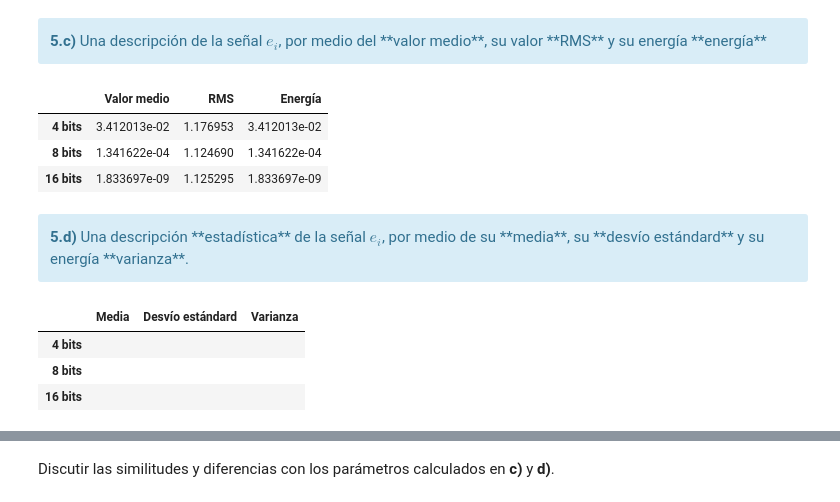
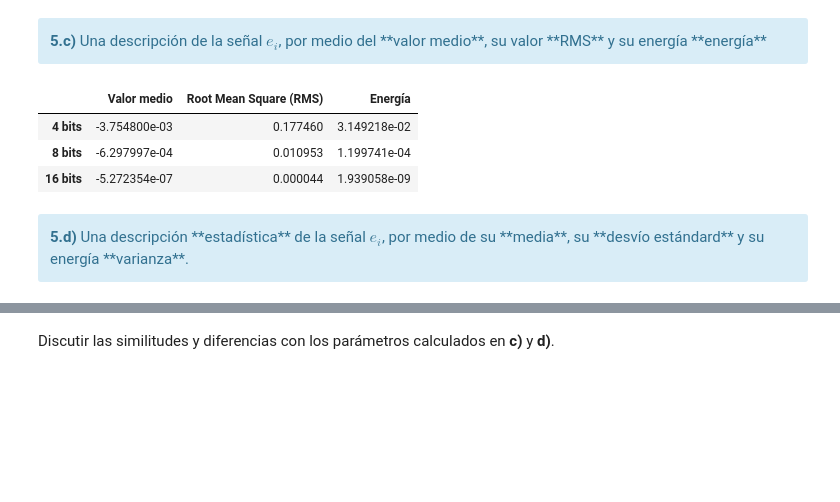
Before and after one commit to lucasliano/PDS_lliano, a Jupyter notebook: TPS/TP1/TP1 - Muestreo de señales - Forurier.ipynb, the cells around one changed output, grey strips where cells are left out. Drawn from its saved outputs; the diff is of its cells as text; code cells hidden in the pictures; blank space fills up the shorter version.

```diff
--- a/TPS/TP1/TP1 - Muestreo de señales - Forurier.ipynb
+++ b/TPS/TP1/TP1 - Muestreo de señales - Forurier.ipynb
@@ -2112,64 +2112,42 @@ fsADC = int(1e3)
 W = fs1/N1
 fo = 5
 A = np.sqrt(2)          # Esto tiene potencia unitaria.
 sigma = np.sqrt(1/10)   # Esto tiene potencia sigma^2 = 1/10
 
 # Comienza procesamiento de datos
 t,f = mySignalGenerator ('sin',(fo, A), fs1, N1, (0, 0))
 n = np.random.normal(0, sigma, N1)
 gaussianNoiseCorrelation = np.correlate(n, n, 'same') * (1/N1)   # Normalizo
 fr = f + n
 
 # Comienza el proceso de muestreo
 for each in nbits:
     tsampled, fsampled , Qi = myADC(fr,t ,fsADC, each, pVref, nVref)
     NADC = np.size(tsampled)
     quantizationNoiseCorrelation = np.correlate(Qi, Qi, 'same') * (1/NADC) # Normalizo
     k, Fk, kk, Fkk = mi_analizador(Qi, NADC, escala='a')
     W = fsADC/NADC
 
 
-    tus_resultados.append([ (np.mean((Qi)**2)          ),
-                            (np.mean((fsampled)**2)    ),
-                            (np.mean(Qi**2)            )
+    tus_resultados.append([ (np.mean(Qi)            ),
+                            (np.sqrt(np.mean(Qi**2))),
+                            (np.mean(Qi**2)         )
                       ])
 
 
-df = DataFrame(tus_resultados, columns=['Valor medio', 'RMS', 'Energía'],
+df = DataFrame(tus_resultados, columns=['Valor medio', 'Root Mean Square (RMS)', 'Energía'],
                index=[
                       '4 bits',
                       '8 bits',
                       '16 bits'
                       ])
 HTML(df.to_html())
 # %% [output]
-|  | Valor medio | RMS | Energía |
-| 4 bits | 3.412013e-02 | 1.176953 | 3.412013e-02 |
-| 8 bits | 1.341622e-04 | 1.124690 | 1.341622e-04 |
-| 16 bits | 1.833697e-09 | 1.125295 | 1.833697e-09 |
+|  | Valor medio | Root Mean Square (RMS) | Energía |
+| 4 bits | -3.754800e-03 | 0.177460 | 3.149218e-02 |
+| 8 bits | -6.297997e-04 | 0.010953 | 1.199741e-04 |
+| 16 bits | -5.272354e-07 | 0.000044 | 1.939058e-09 |
 # %% [markdown]
 <div class="alert alert-block alert-info">
 <b>5.d)</b> Una descripción **estadística** de la señal $e_i$, por medio de su **media**, su **desvío estándard** y su energía **varianza**.
 </div>
-# %%
-#######################################
-# Tu simulación que genere resultados #
-#######################################
-
-tus_resultados = [
-                   ['', '', ''], # <-- completar acá
-                   ['', '', ''], # <-- completar acá
-                   ['', '', ''], # <-- completar acá
-                 ]
-df = DataFrame(tus_resultados, columns=['Media', 'Desvío estándard', 'Varianza'],
-               index=[
-                      '4 bits',
-                      '8 bits',
-                      '16 bits'
-                      ])
-HTML(df.to_html())
-# %% [output]
-|  | Media | Desvío estándard | Varianza |
-| 4 bits |  |  |  |
-| 8 bits |  |  |  |
-| 16 bits |  |  |  |
```
Also changed, not shown: parts of 10 cells of this notebook.
